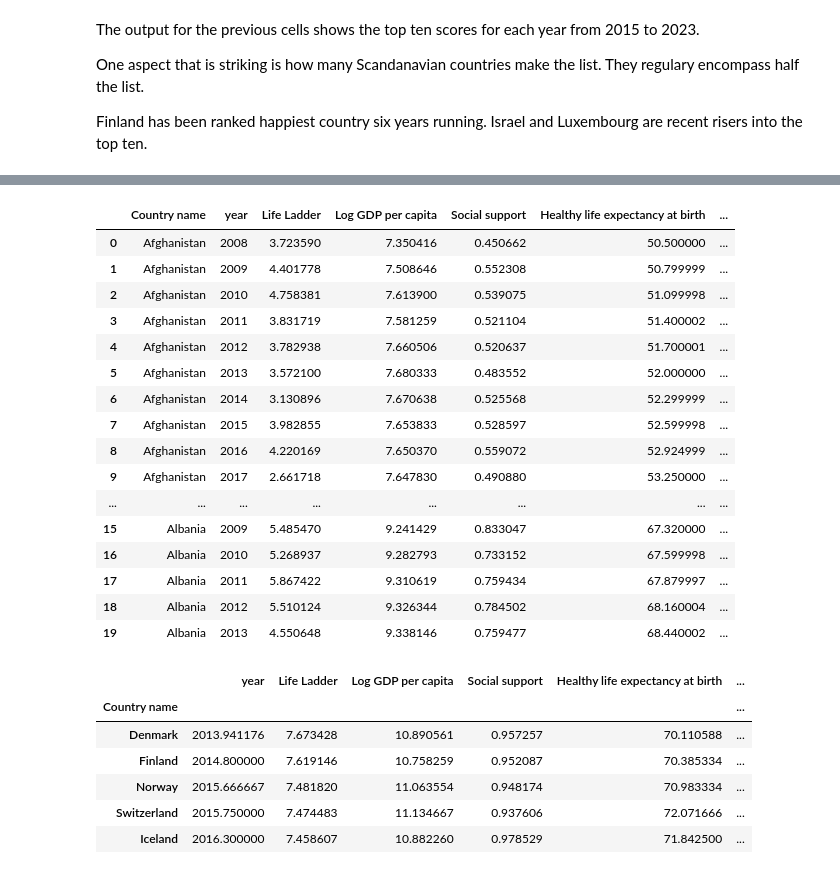
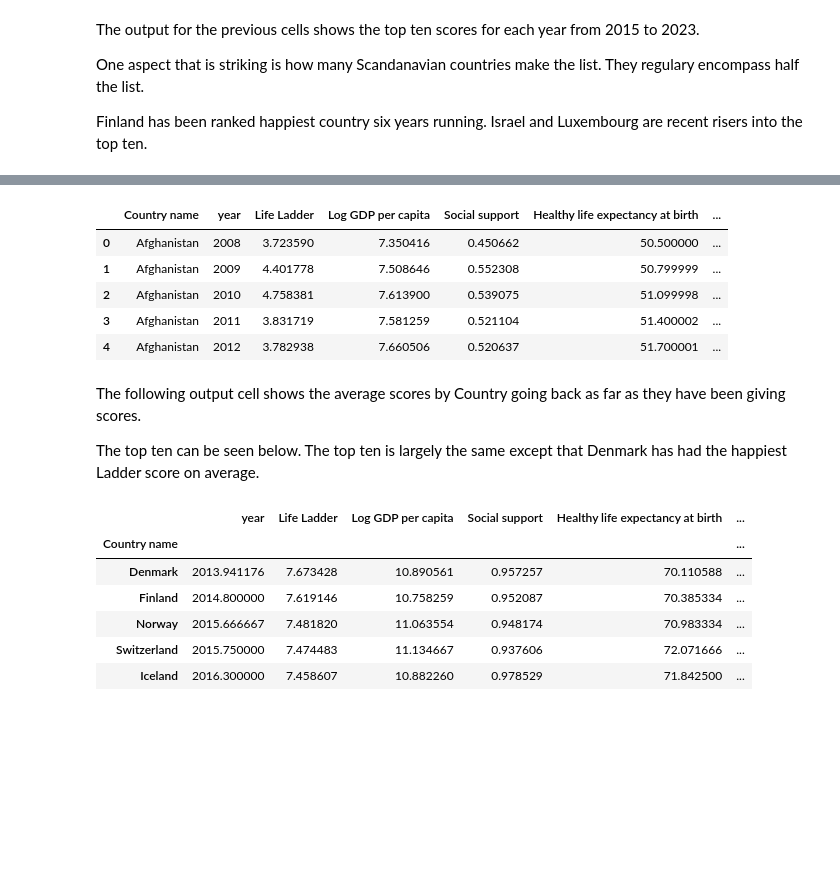
Before and after one commit to jgoldy87/World-Happiness-Report, a Jupyter notebook: WHR_Code.ipynb, the cells around one changed output, grey strips where cells are left out. Drawn from its saved outputs; the diff is of its cells as text; code cells hidden in the pictures; blank space fills up the shorter version.

```diff
--- a/WHR_Code.ipynb
+++ b/WHR_Code.ipynb
@@ -157,31 +148,20 @@ all_years.head(20)
 # %%
 #For Loops that replace NaN values with the average of the previous three years
 
 column_names = ['Social support', 'Healthy life expectancy at birth', 'Freedom to make life choices', 'Generosity', 'Perceptions of corruption']
 
 for j in column_names:
     for i in range(2, len(all_years[j])):
         if pd.isna(all_years.at[i, j]):
             average_previous_3 = all_years.loc[i-2:i-1, j].mean()
             all_years.at[i, j] = average_previous_3
 
-all_years.head(20)
+all_years.head(5)
 # %% [output]
 |  | Country name | year | Life Ladder | Log GDP per capita | Social support | Healthy life expectancy at birth | ... |
 | 0 | Afghanistan | 2008 | 3.723590 | 7.350416 | 0.450662 | 50.500000 | ... |
 | 1 | Afghanistan | 2009 | 4.401778 | 7.508646 | 0.552308 | 50.799999 | ... |
 | 2 | Afghanistan | 2010 | 4.758381 | 7.613900 | 0.539075 | 51.099998 | ... |
 | 3 | Afghanistan | 2011 | 3.831719 | 7.581259 | 0.521104 | 51.400002 | ... |
 | 4 | Afghanistan | 2012 | 3.782938 | 7.660506 | 0.520637 | 51.700001 | ... |
-| 5 | Afghanistan | 2013 | 3.572100 | 7.680333 | 0.483552 | 52.000000 | ... |
-| 6 | Afghanistan | 2014 | 3.130896 | 7.670638 | 0.525568 | 52.299999 | ... |
-| 7 | Afghanistan | 2015 | 3.982855 | 7.653833 | 0.528597 | 52.599998 | ... |
-| 8 | Afghanistan | 2016 | 4.220169 | 7.650370 | 0.559072 | 52.924999 | ... |
-| 9 | Afghanistan | 2017 | 2.661718 | 7.647830 | 0.490880 | 53.250000 | ... |
-| ... | ... | ... | ... | ... | ... | ... | ... |
-| 15 | Albania | 2009 | 5.485470 | 9.241429 | 0.833047 | 67.320000 | ... |
-| 16 | Albania | 2010 | 5.268937 | 9.282793 | 0.733152 | 67.599998 | ... |
-| 17 | Albania | 2011 | 5.867422 | 9.310619 | 0.759434 | 67.879997 | ... |
-| 18 | Albania | 2012 | 5.510124 | 9.326344 | 0.784502 | 68.160004 | ... |
-| 19 | Albania | 2013 | 4.550648 | 9.338146 | 0.759477 | 68.440002 | ... |
 # %%
@@ -189,2 +169,6 @@ tranpose_test = all_years.groupby(by='Country name').mean()
+# %% [markdown]
+The following output cell shows the average scores by Country going back as far as they have been giving scores.
+
+The top ten can be seen below. The top ten is largely the same except that Denmark has had the happiest Ladder score on average.
 # %%
 #Average of all years scores. Similar top ten but Denmark is happiest on average
```
Also changed, not shown: parts of 22 cells of this notebook.
